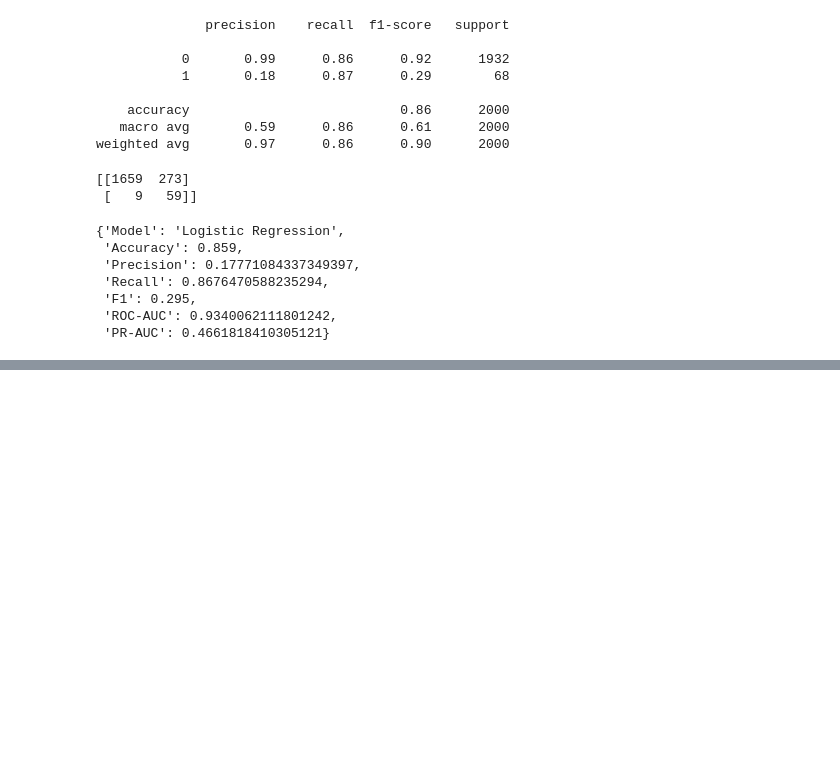
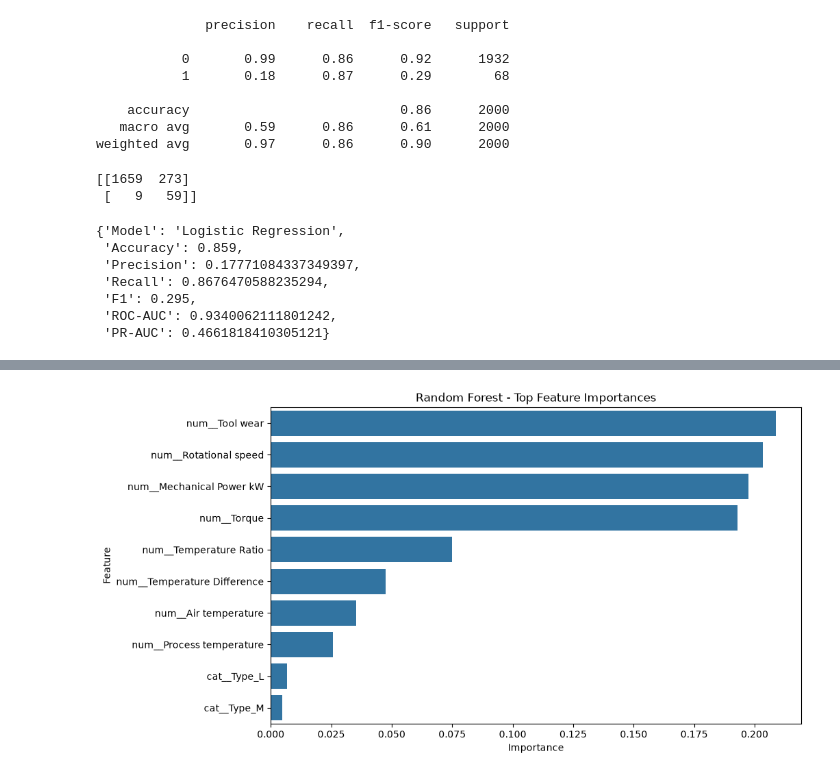
Before and after one commit to ankith0921/Industrial-predictive-maintenance, a Jupyter notebook: notebooks/01_dataset_exploration.ipynb, the cells around one changed output, grey strips where cells are left out. Cells and saved outputs as stored; diff of their text form; code cells hidden in the pictures; blank space fills up the shorter version.

```diff
--- a/notebooks/01_dataset_exploration.ipynb
+++ b/notebooks/01_dataset_exploration.ipynb
@@ -714,0 +838,18 @@ logistic_results
+# %%
+rf_preprocessor = random_forest_model.named_steps["preprocessor"]
+
+feature_names = rf_preprocessor.get_feature_names_out()
+
+rf_classifier = random_forest_model.named_steps["classifier"]
+
+feature_importance = pd.DataFrame({
+    "Feature": feature_names,
+    "Importance": rf_classifier.feature_importances_
+})
+
+feature_importance = feature_importance.sort_values(
+    by="Importance",
+    ascending=False
+)
+
+feature_importance
@@ -714,0 +869,14 @@ logistic_results
+# %%
+plt.figure(figsize=(10, 6))
+
+sns.barplot(
+    data=feature_importance.head(10),
+    x="Importance",
+    y="Feature"
+)
+
+plt.title("Random Forest - Top Feature Importances")
+
+plt.show()
+# %% [output]
+[figure, added]
```
Also changed, not shown: parts of 11 cells of this notebook.
